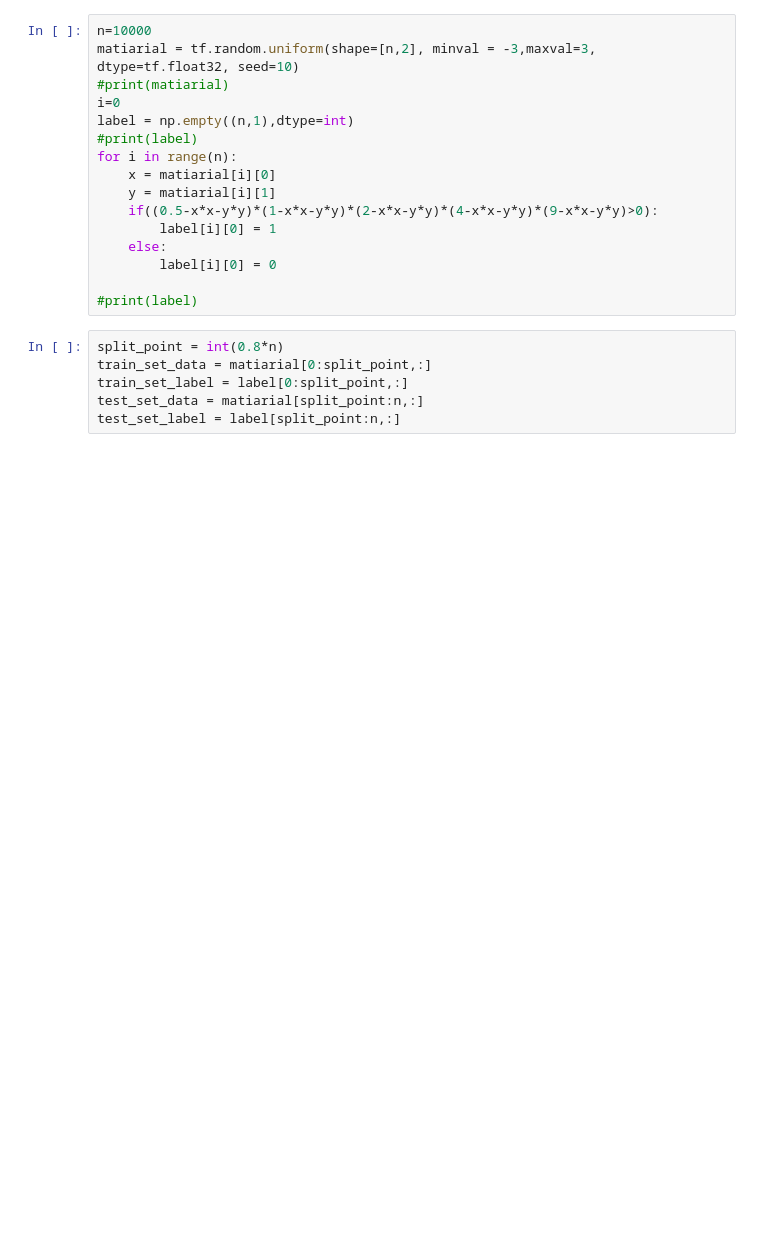
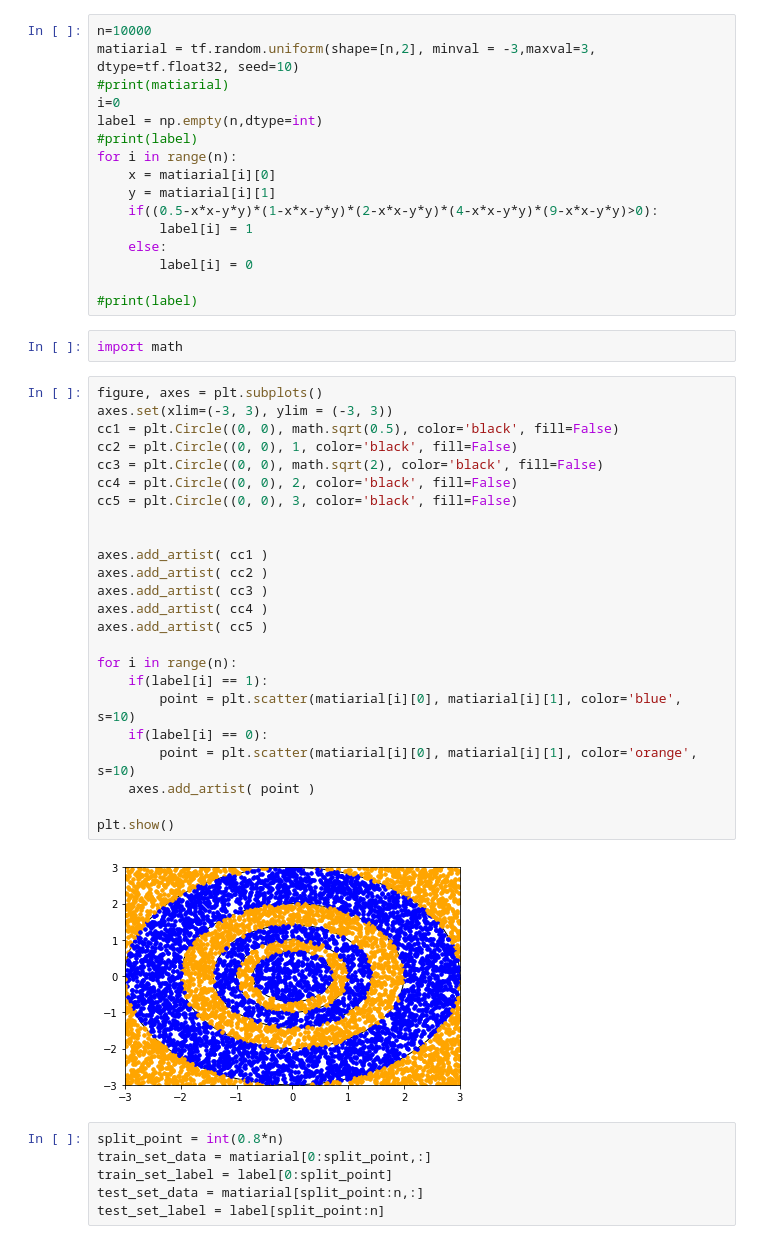
Before and after one commit to whylovegithub/MITA_Second_Year, a Jupyter notebook: NNDL/hw1.ipynb, the cells around one changed output. Cells and saved outputs as stored; diff of their text form; blank space fills up the shorter version.

```diff
--- a/NNDL/hw1.ipynb
+++ b/NNDL/hw1.ipynb
@@ -12,22 +13,50 @@ n=10000
 matiarial = tf.random.uniform(shape=[n,2], minval = -3,maxval=3, dtype=tf.float32, seed=10)
 #print(matiarial)
 i=0
-label = np.empty((n,1),dtype=int)
+label = np.empty(n,dtype=int)
 #print(label)
 for i in range(n):
     x = matiarial[i][0]
     y = matiarial[i][1]
     if((0.5-x*x-y*y)*(1-x*x-y*y)*(2-x*x-y*y)*(4-x*x-y*y)*(9-x*x-y*y)>0):
-        label[i][0] = 1
+        label[i] = 1
     else:
-        label[i][0] = 0
+        label[i] = 0
 
 #print(label)
+# %%
+import math
+# %%
+figure, axes = plt.subplots()
+axes.set(xlim=(-3, 3), ylim = (-3, 3))
+cc1 = plt.Circle((0, 0), math.sqrt(0.5), color='black', fill=False)
+cc2 = plt.Circle((0, 0), 1, color='black', fill=False)
+cc3 = plt.Circle((0, 0), math.sqrt(2), color='black', fill=False)
+cc4 = plt.Circle((0, 0), 2, color='black', fill=False)
+cc5 = plt.Circle((0, 0), 3, color='black', fill=False)
+
+
+axes.add_artist( cc1 )
+axes.add_artist( cc2 )
+axes.add_artist( cc3 )
+axes.add_artist( cc4 )
+axes.add_artist( cc5 )
+
+for i in range(n):
+    if(label[i] == 1):
+        point = plt.scatter(matiarial[i][0], matiarial[i][1], color='blue', s=10)
+    if(label[i] == 0):
+        point = plt.scatter(matiarial[i][0], matiarial[i][1], color='orange', s=10)
+    axes.add_artist( point )
+
+plt.show()
+# %% [output]
+[figure, added]
 # %%
 split_point = int(0.8*n)
 train_set_data = matiarial[0:split_point,:]
-train_set_label = label[0:split_point,:]
+train_set_label = label[0:split_point]
 test_set_data = matiarial[split_point:n,:]
-test_set_label = label[split_point:n,:]
+test_set_label = label[split_point:n]
 # %%
 network=models.Sequential()
```
Also changed, not shown: parts of 5 cells of this notebook.
